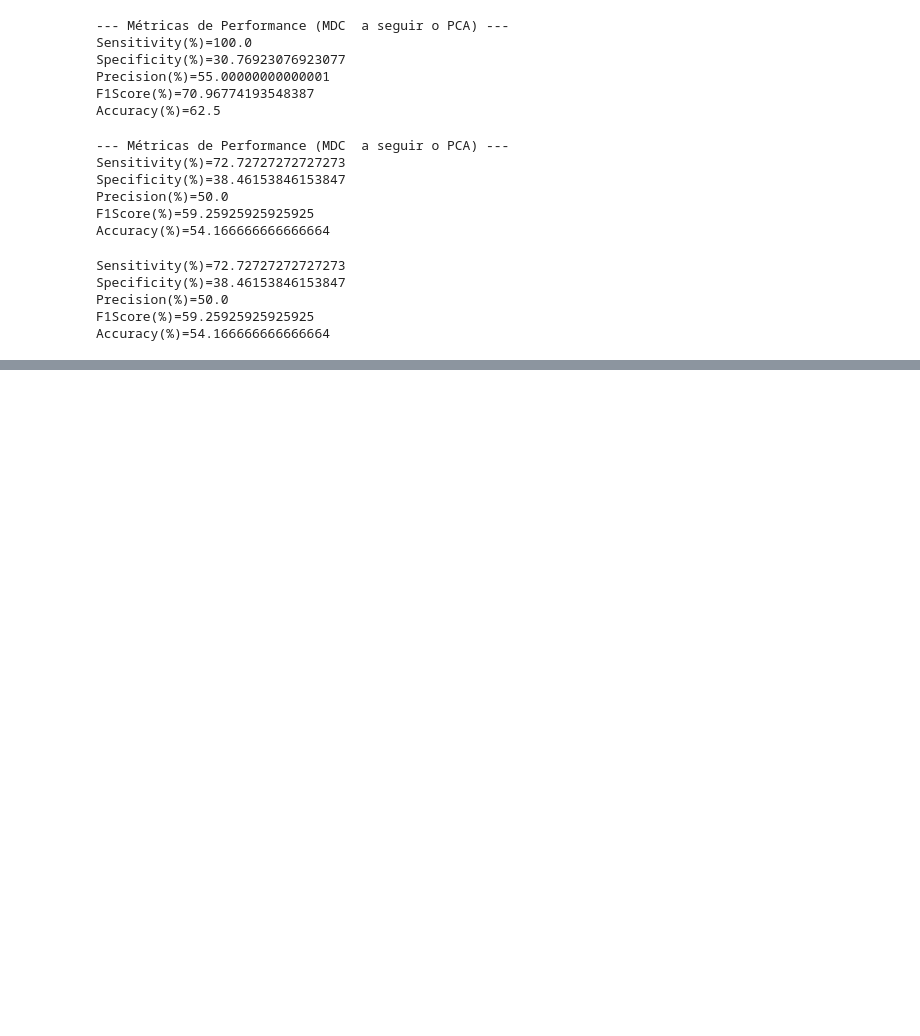
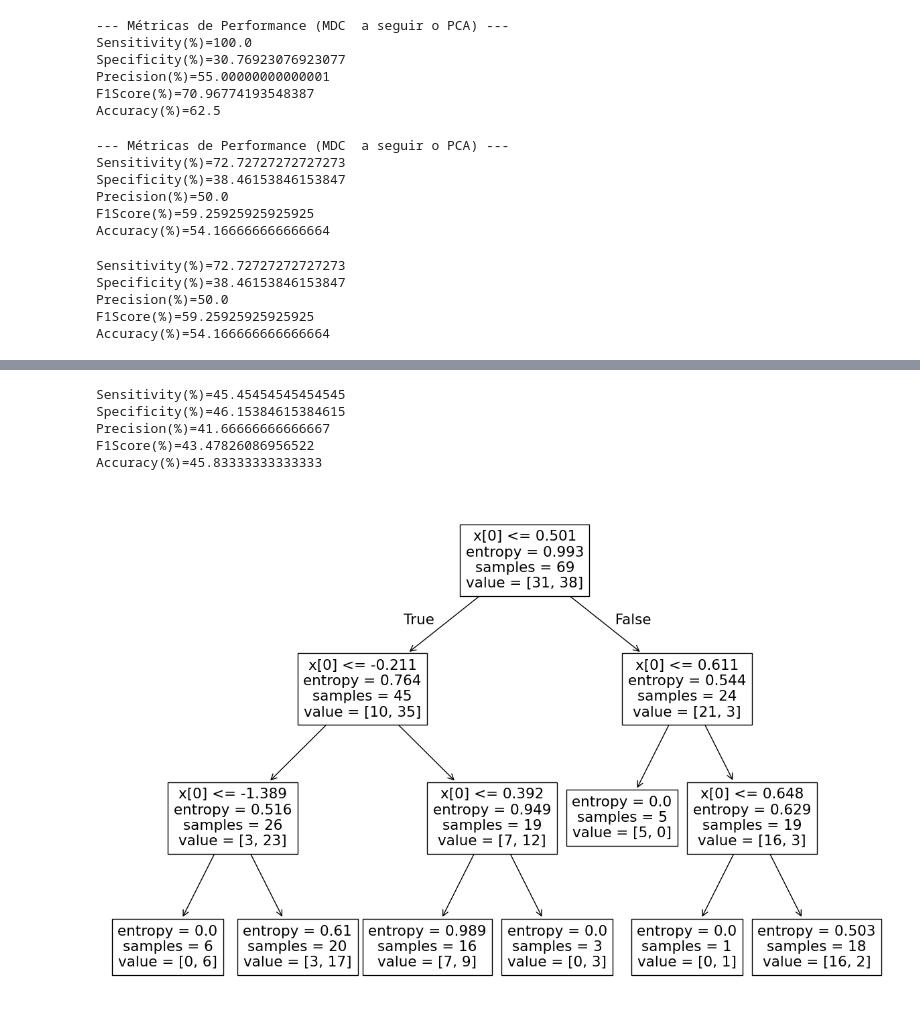
Before and after one commit to alexjmr22/AC_project, a Jupyter notebook: rojeto.ipynb, the cells around one changed output, grey strips where cells are left out. Drawn from its saved outputs; the diff is of its cells as text; code cells hidden in the pictures; blank space fills up the shorter version.

```diff
--- a/rojeto.ipynb
+++ b/rojeto.ipynb
@@ -588,0 +620,42 @@ KMeans is known to have a memory leak on Windows with MKL, when there are less c
+# %%
+from sklearn.tree import DecisionTreeClassifier, plot_tree
+model = DecisionTreeClassifier(criterion='entropy',
+                             splitter='best',
+                             max_depth=3,
+                             #min_samples_split=4,
+                             #min_samples_leaf=2,
+                             #max_features=None,
+                             #max_leaf_nodes=4
+                             )
+model = model.fit(X_train_lda_transformed, y_train)
+showM = 1
+if showM:
+    plt.figure(figsize=(15,10))
+    plot_tree(model)
+    plt.savefig("decision_tree.png")
+ydriction = model.predict(X_test_lda_transformed)
+
+TPTr=np.shape(np.where((y[ix_1]==ydriction[ix_1]))[0])[0]
+TNTr=np.shape(np.where((y[ix_2]==ydriction[ix_2]))[0])[0]
+FPTr=np.shape(np.where((y[ix_2]!=ydriction[ix_2]))[0])[0]
+FNTr=np.shape(np.where((y[ix_1]!=ydriction[ix_1]))[0])[0]
+
+
+SSTr=TPTr/(TPTr+FNTr)
+SPTr=TNTr/(TNTr+FPTr)
+PRTr=TPTr/(TPTr+FPTr)
+F1ScoreTr=2*(PRTr*SSTr)/(PRTr+SSTr)
+ACTr=(TNTr+TPTr)/(TPTr+TNTr+FPTr+FNTr)
+
+print("Sensitivity(%)="+str(SSTr*100))
+print("Specificity(%)="+str(SPTr*100))
+print("Precision(%)="+str(PRTr*100))
+print("F1Score(%)="+str(F1ScoreTr*100))
+print("Accuracy(%)="+str(ACTr*100))
+# %% [output]
+Sensitivity(%)=45.45454545454545
+Specificity(%)=46.15384615384615
+Precision(%)=41.66666666666667
+F1Score(%)=43.47826086956522
+Accuracy(%)=45.83333333333333
+[figure, added]
```
Also changed, not shown: parts of 4 cells of this notebook, 1 other file.
